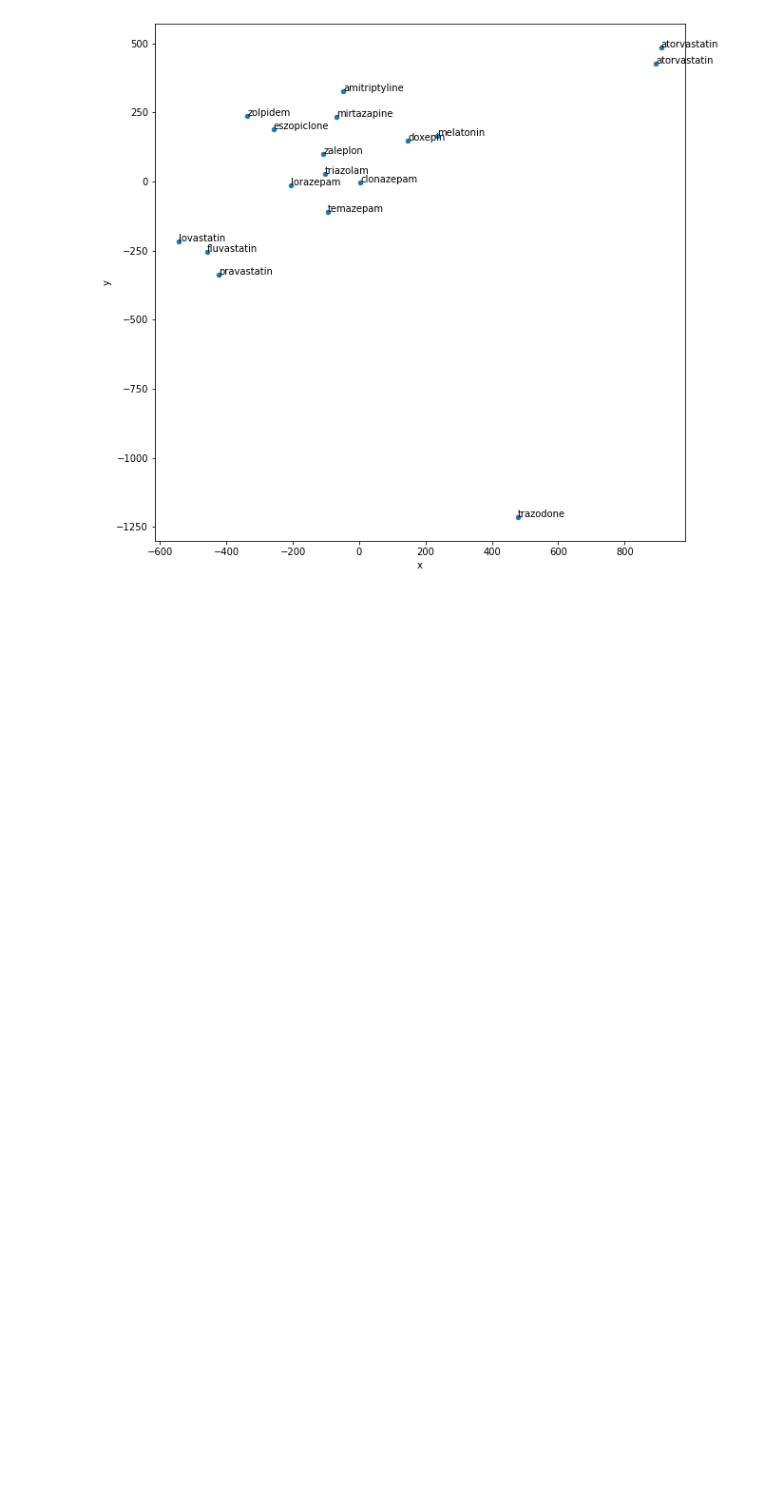
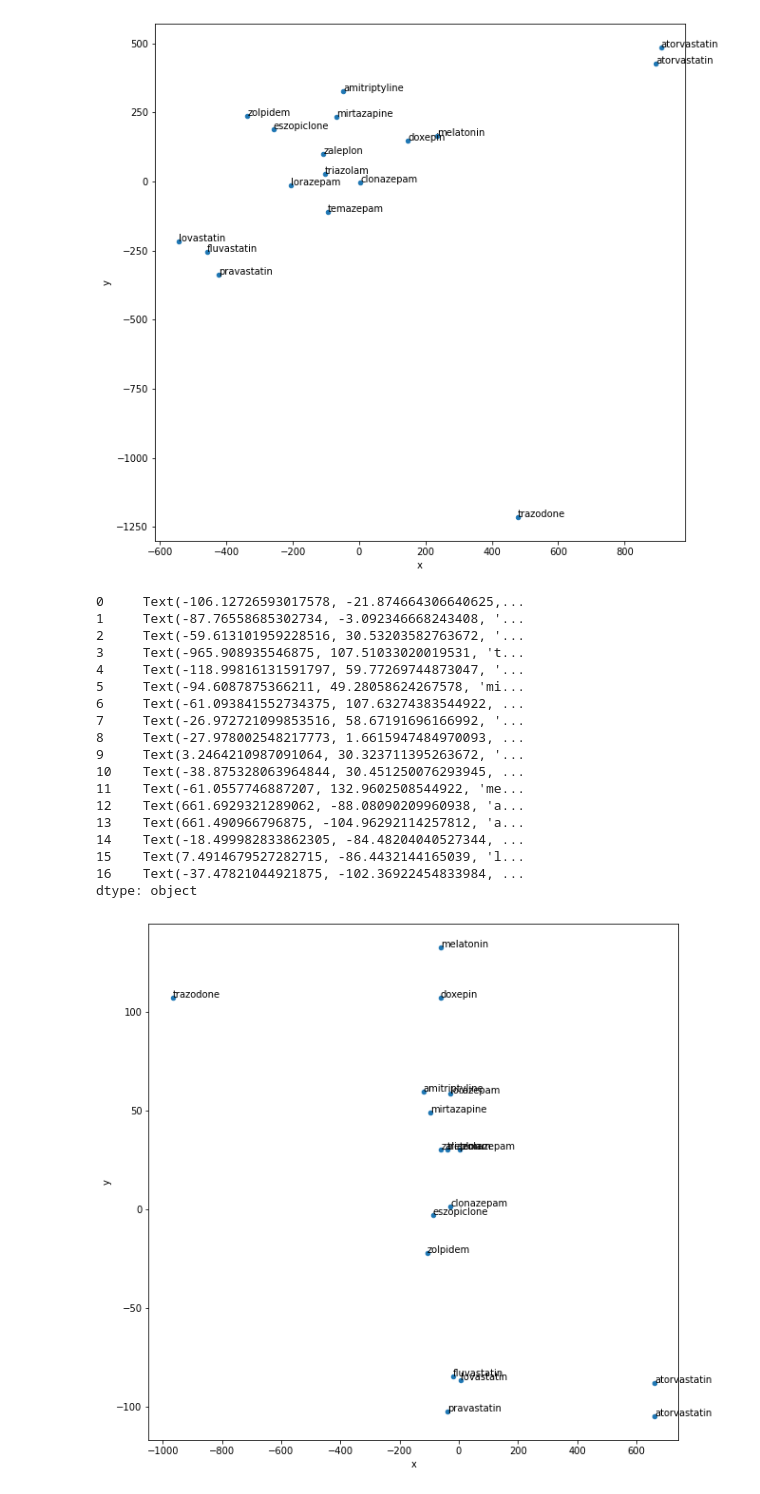
Before and after one commit to nlei1/nlp-notebooks, a Jupyter notebook: googlenews_with_most_similar.ipynb, the cells around one changed output. Cells and saved outputs as stored; diff of their text form; code cells hidden in the pictures; blank space fills up the shorter version.

```diff
--- a/googlenews_with_most_similar.ipynb
+++ b/googlenews_with_most_similar.ipynb
@@ -250,3 +268,30 @@ post_reduction_annotated[['x','y','label']].apply(lambda x: ax.text(*x),axis=1)
 16    Text(-423.1337585449219, -338.4353942871094, '...
 dtype: object
 [figure]
+# %%
+words_lst = df[0].tolist() + ['atorvastatin', 'fluvastatin', 'lovastatin', 'pravastatin']
+embeddings_lst = get_embeddings(words_lst)
+post_reduction = get_tsne(embeddings_lst, p_perplexity=1, p_n_iter=1000, n_components=2)
+post_reduction_annotated = post_reduction.join(pd.DataFrame(words_lst, columns=['label']))
+ax = post_reduction_annotated.plot(x='x',y='y',kind='scatter',figsize=(10,10))
+post_reduction_annotated[['x','y','label']].apply(lambda x: ax.text(*x),axis=1)
+# %% [output]
+0     Text(-106.12726593017578, -21.874664306640625,...
+1     Text(-87.76558685302734, -3.092346668243408, '...
+2     Text(-59.613101959228516, 30.53203582763672, '...
+3     Text(-965.908935546875, 107.51033020019531, 't...
+4     Text(-118.99816131591797, 59.77269744873047, '...
+5     Text(-94.6087875366211, 49.28058624267578, 'mi...
+6     Text(-61.093841552734375, 107.63274383544922, ...
+7     Text(-26.972721099853516, 58.67191696166992, '...
+8     Text(-27.978002548217773, 1.6615947484970093, ...
+9     Text(3.2464210987091064, 30.323711395263672, '...
+10    Text(-38.875328063964844, 30.451250076293945, ...
+11    Text(-61.0557746887207, 132.9602508544922, 'me...
+12    Text(661.6929321289062, -88.08090209960938, 'a...
+13    Text(661.490966796875, -104.96292114257812, 'a...
+14    Text(-18.499982833862305, -84.48204040527344, ...
+15    Text(7.4914679527282715, -86.4432144165039, 'l...
+16    Text(-37.47821044921875, -102.36922454833984, ...
+dtype: object
+[figure, added]
```
Also changed, not shown: parts of 2 cells of this notebook.
